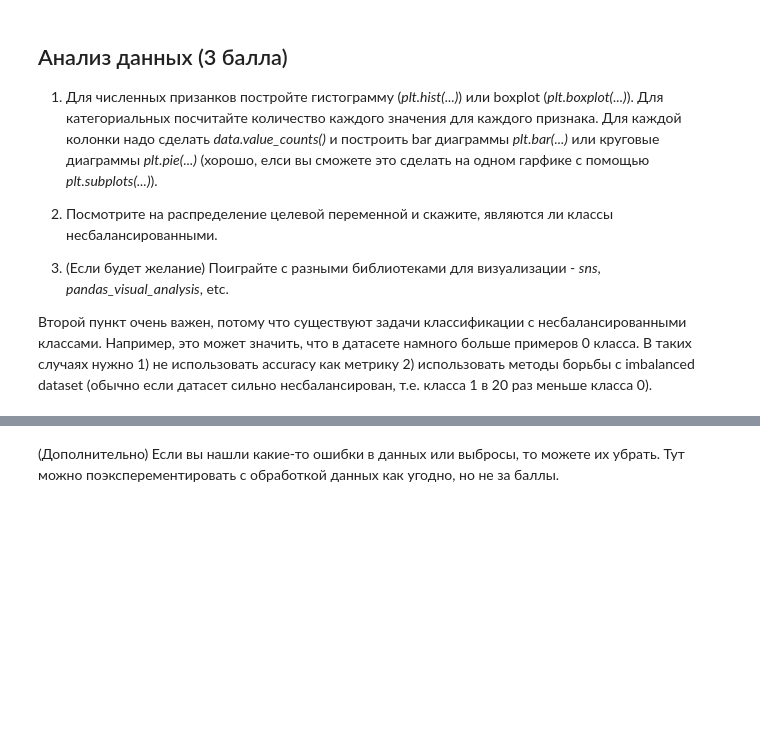
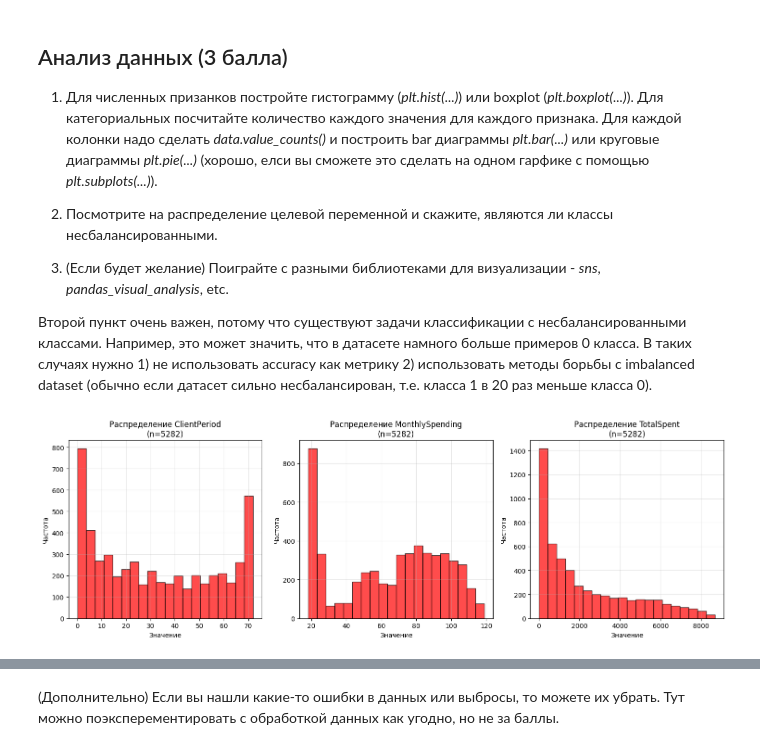
Before and after one commit to OldPetyaTrucker/MuratSamsung, a Jupyter notebook: week_03_composition_model_selection/Homework/hw_3_kaggle.ipynb, the cells around one changed output, grey strips where cells are left out. Saved outputs shown, nothing was run; the diff lists cells and outputs as text; code cells hidden in the pictures; blank space fills up the shorter version.

```diff
--- a/week_03_composition_model_selection/Homework/hw_3_kaggle.ipynb
+++ b/week_03_composition_model_selection/Homework/hw_3_kaggle.ipynb
@@ -185,0 +315,20 @@ Churn                       0
+# %%
+plt.figure(figsize=(15, 5))
+for i, col in enumerate(num_cols, 1):
+    plt.subplot(1, len(num_cols), i)
+    data_col = X[col].values
+    if col == 'TotalSpent':
+        data_col = pd.to_numeric(X[col], errors='coerce')
+    plt.hist(data_col,
+             bins=20,
+             color='red',
+             edgecolor='black',
+             alpha=0.7)
+    plt.title(f'Распределение {col}\n(n={len(data_col)})')
+    plt.xlabel('Значение')
+    plt.ylabel('Частота')
+    plt.grid(alpha=0.3)
+plt.tight_layout()
+plt.show()
+# %% [output]
+[figure, added]
```
Also changed, not shown: parts of 24 cells of this notebook.
